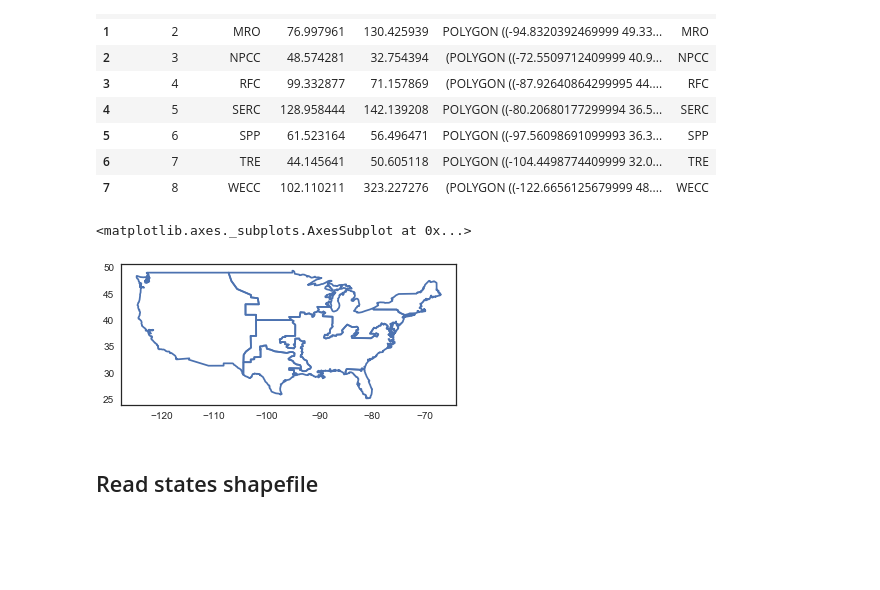
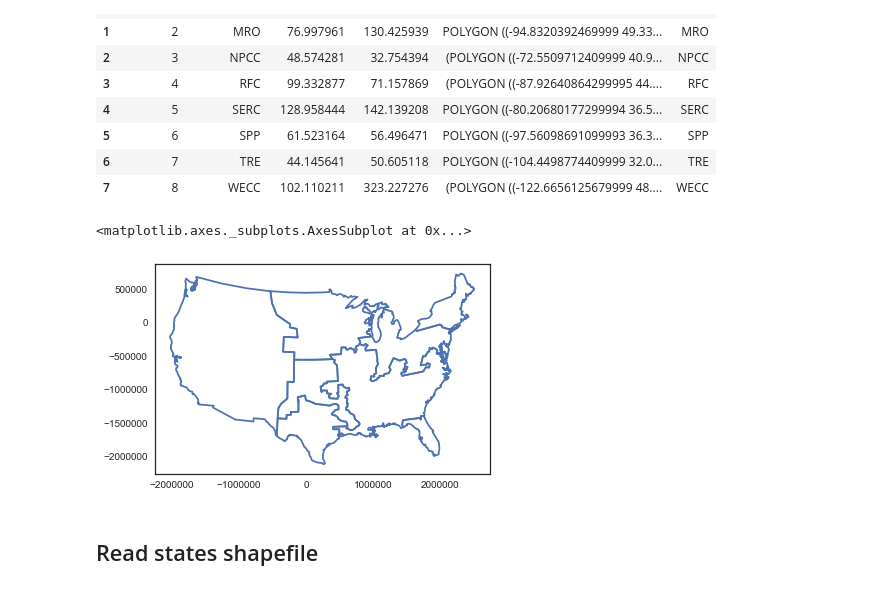
Before and after one commit to gschivley/carbon-index, a Jupyter notebook: Notebooks/NERC maps.ipynb, the cells around one changed output. Cells and saved outputs as stored; diff of their text form; code cells hidden in the pictures; blank space fills up the shorter version.

```diff
--- a/Notebooks/NERC maps.ipynb
+++ b/Notebooks/NERC maps.ipynb
@@ -50,10 +68,10 @@ regions_nerc
 | 6 | 7 | TRE | 44.145641 | 50.605118 | POLYGON ((-104.4498774409999 32.0... | TRE |
 | 7 | 8 | WECC | 102.110211 | 323.227276 | (POLYGON ((-122.6656125679999 48.... | WECC |
 # %%
-regions_nerc.boundary.plot()
+regions_nerc.to_crs(epsg=2163).boundary.plot()
 # %% [output]
 <matplotlib.axes._subplots.AxesSubplot at 0x...>
-[figure, old version]
+[figure, new version]
 # %% [markdown]
 ## Read states shapefile
 # %%
```
Also changed, not shown: parts of 15 cells of this notebook.
